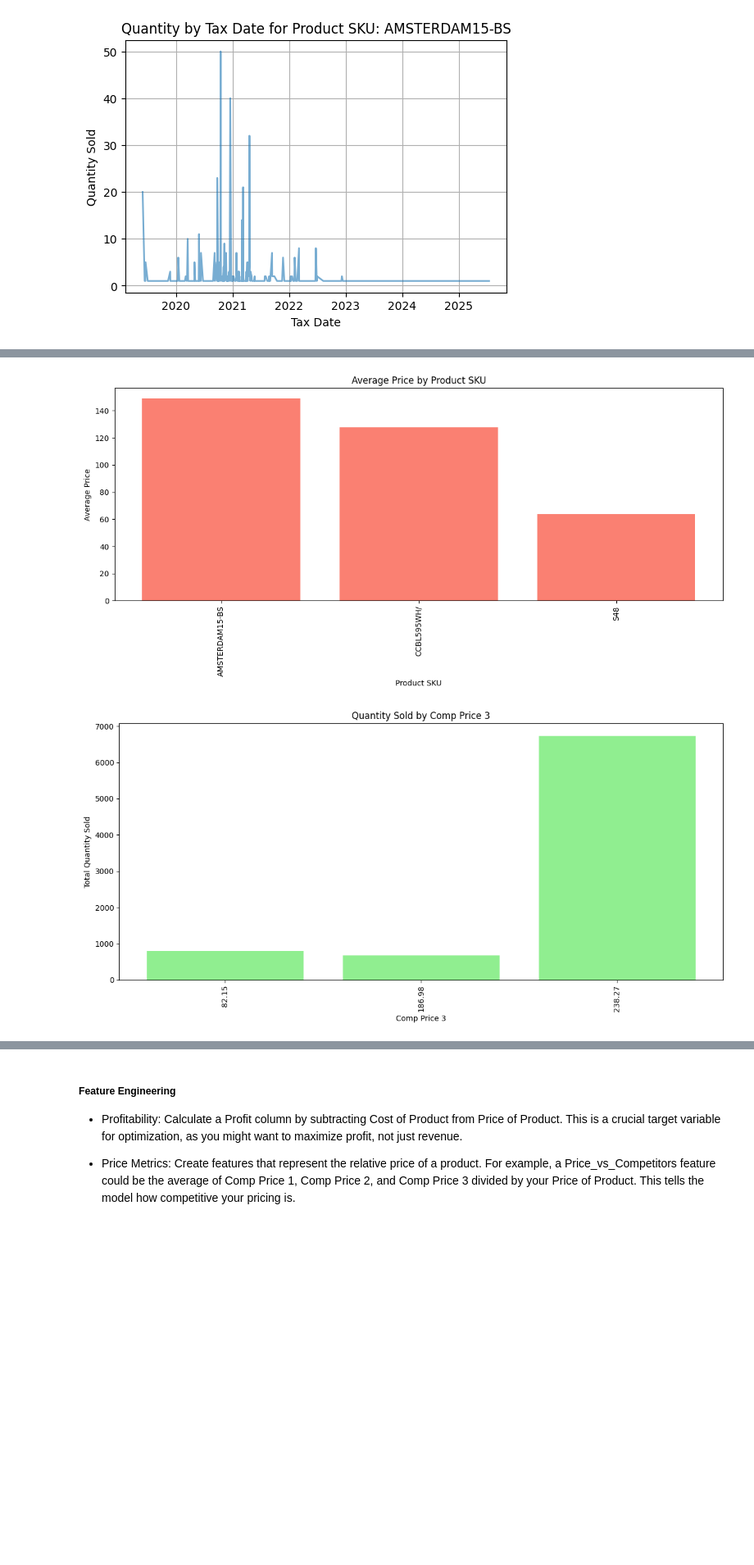
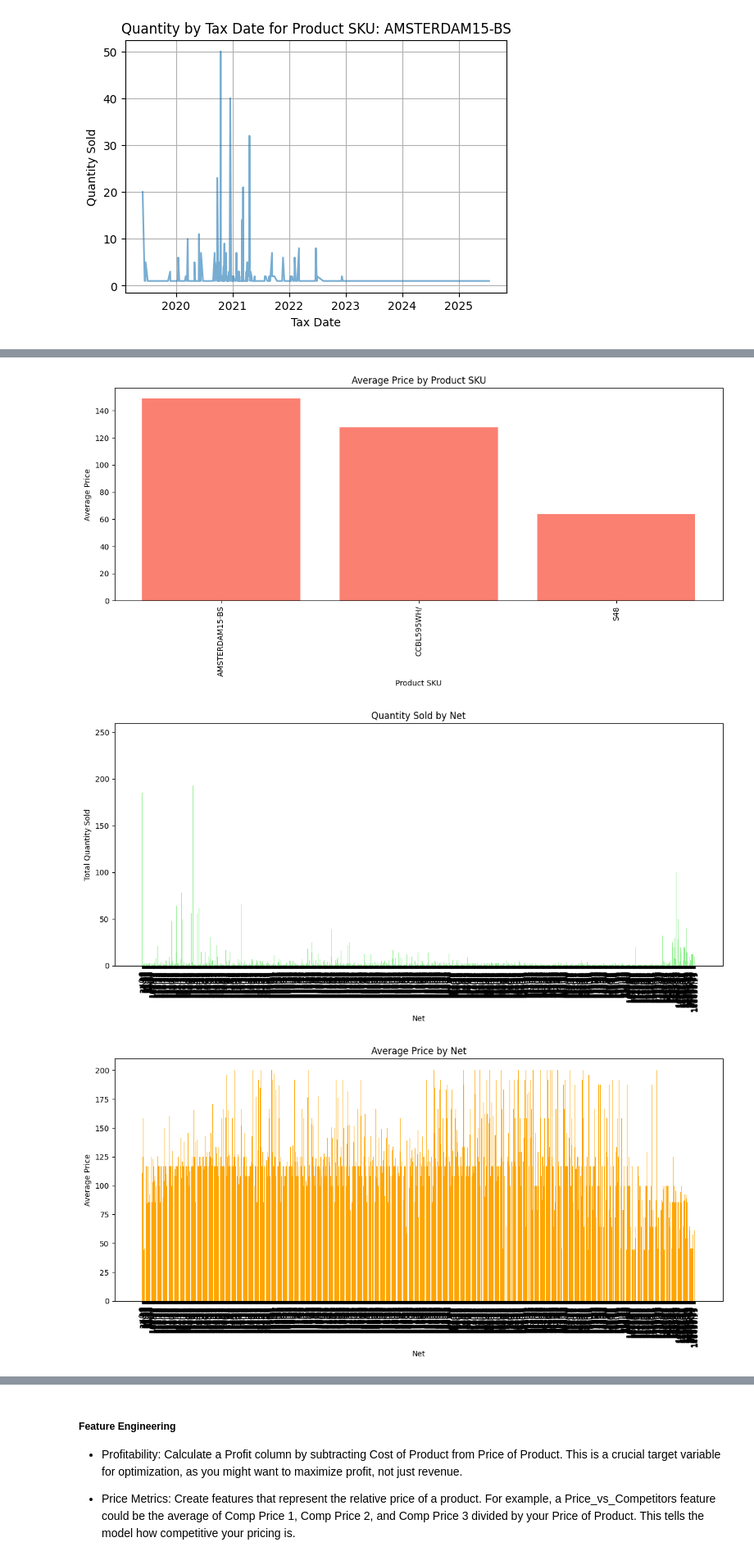
Before and after one commit to DevinFerko/PriceOptimization, a Jupyter notebook: Price_Optimization.ipynb, the cells around one changed output, grey strips where cells are left out. Shown at 82% size. Cells and saved outputs as stored; diff of their text form; code cells hidden in the pictures; blank space fills up the shorter version.

Commit message:
Fixed indexing, added attribute plots, start of exclude columns

```diff
--- a/Price_Optimization.ipynb
+++ b/Price_Optimization.ipynb
@@ -546,6 +546,9 @@ for product in products:
 price_cols = 'Price of Product'
 quantity_cols = 'Quantity'
 sku_cols = 'SKU'
+
+# Columns to exclude from attributes
+exclude_cols = ['Tax Date', 'Order ID']
 
 # Aggregate by SKU
 sku_sales = orders.groupby(sku_cols).agg(
@@ -557,41 +560,52 @@ sku_sales = orders.groupby(sku_cols).agg(
 plt.figure(figsize=(12, 6))
 plt.bar(sku_sales[sku_cols], sku_sales['total_quantity'], color='skyblue')
 plt.xlabel('Product SKU')
 plt.ylabel('Total Quantity Sold')
 plt.title('Quantity Sold by Product SKU')
 plt.xticks(rotation=90)
 plt.tight_layout()
 plt.show()
 
 # Plot SKU vs Average Price
 plt.figure(figsize=(12, 6))
 plt.bar(sku_sales[sku_cols], sku_sales['avg_price'], color='salmon')
 plt.xlabel('Product SKU')
 plt.ylabel('Average Price')
 plt.title('Average Price by Product SKU')
 plt.xticks(rotation=90)
 plt.tight_layout()
 plt.show()
 
 # for eacch attribute
-attribute_columns = [col for col in orders.columns if col not in [price_cols, quantity_cols, sku_cols]]
+attribute_columns = [col for col in orders.columns if col not in [price_cols, quantity_cols, sku_cols] + exclude_cols]
 
 for attr in attribute_columns:
     attr_sales = orders.groupby(attr).agg(
         total_quantity=(quantity_cols, 'sum'),
         avg_price=(price_cols, 'mean')
     ).reset_index()
 
-# Plot Attribute vs Quantity
-plt.figure(figsize=(12, 6))
-plt.bar(attr_sales[attr].astype(str), attr_sales['total_quantity'], color='lightgreen')
-plt.xlabel(attr)
-plt.ylabel('Total Quantity Sold')
-plt.title(f'Quantity Sold by {attr}')
-plt.xticks(rotation=90)
-plt.tight_layout()
-plt.show()
+    # Plot Attribute vs Quantity
+    plt.figure(figsize=(12, 6))
+    plt.bar(attr_sales[attr].astype(str), attr_sales['total_quantity'], color='lightgreen')
+    plt.xlabel(attr)
+    plt.ylabel('Total Quantity Sold')
+    plt.title(f'Quantity Sold by {attr}')
+    plt.xticks(rotation=90)
+    plt.tight_layout()
+    plt.show()
+
+    #plot Attribute vs Average Price
+    plt.figure(figsize=(12, 6))
+    plt.bar(attr_sales[attr].astype(str), attr_sales['avg_price'], color='orange')
+    plt.xlabel(attr)
+    plt.ylabel('Average Price')
+    plt.title(f'Average Price by {attr}')
+    plt.xticks(rotation=90)
+    plt.tight_layout()
+    plt.show()
 # %% [output]
 [figure]
 [figure]
-[figure, old version]
+[figure, new version]
+[figure, added]
```
Also changed, not shown: parts of 1 cell of this notebook.
